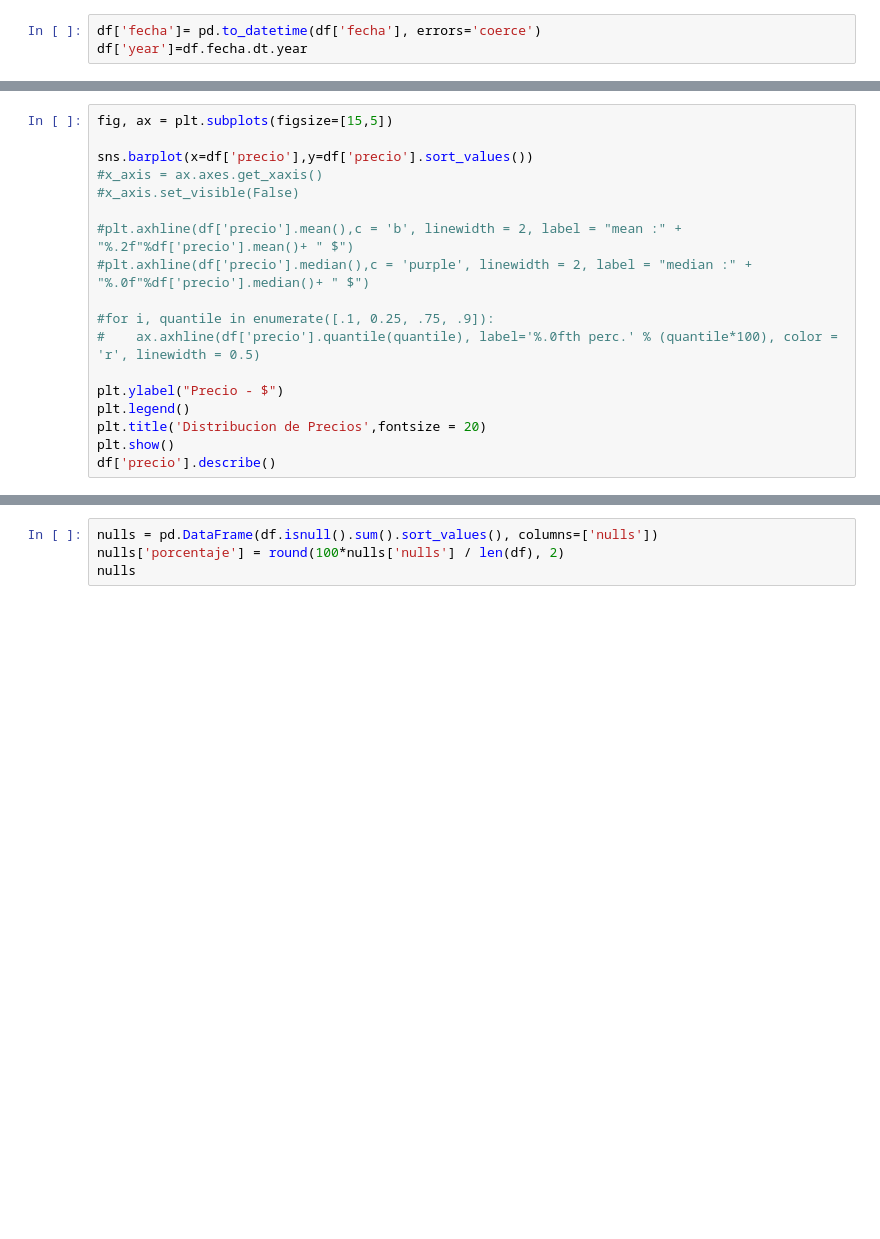
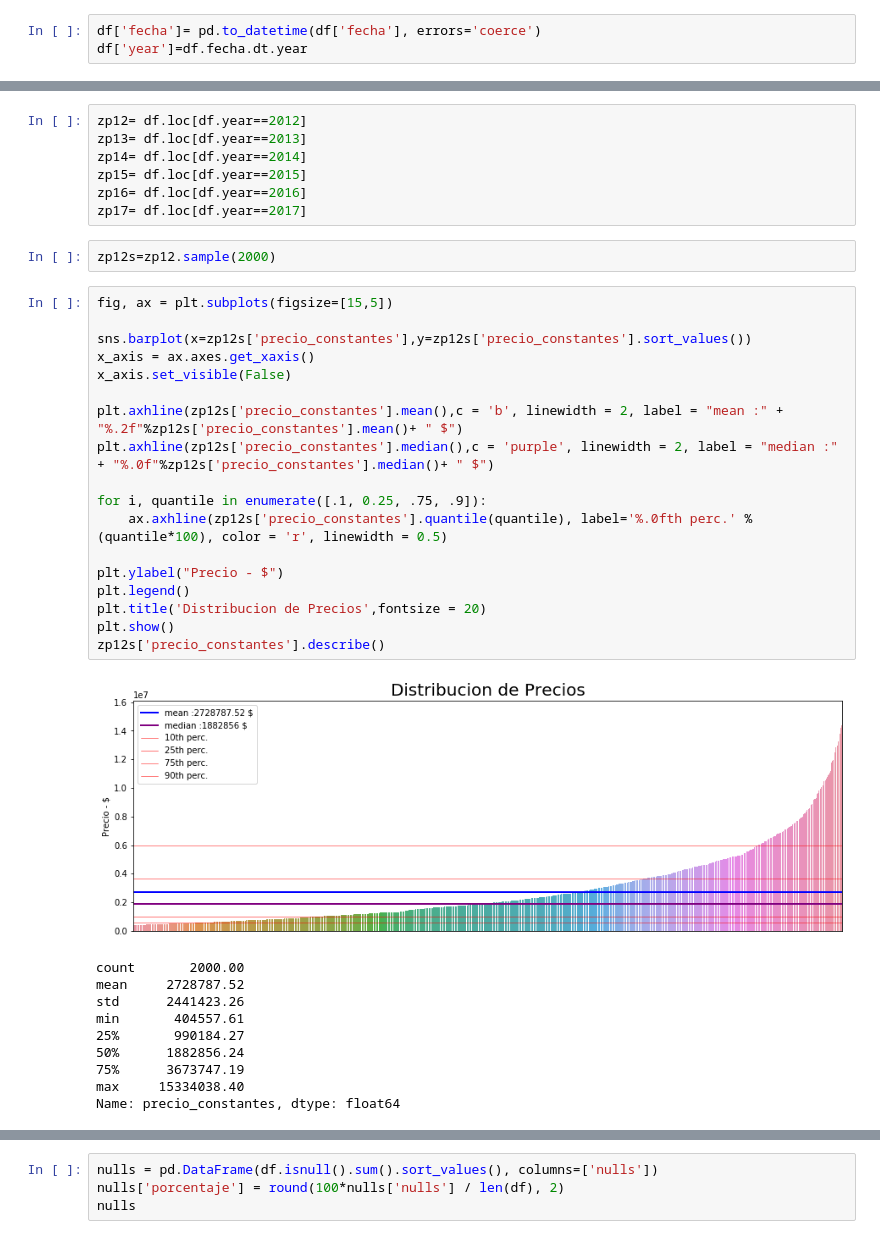
Before and after one commit to blukitas/groupby-banco-, a Jupyter notebook: Tp1/01.tp_ni.ipynb, the cells around one changed output, grey strips where cells are left out. Cells and saved outputs as stored; diff of their text form; blank space fills up the shorter version.

```diff
--- a/Tp1/01.tp_ni.ipynb
+++ b/Tp1/01.tp_ni.ipynb
@@ -41,18 +72,38 @@ Name: precio, dtype: float64
+# %%
+zp12= df.loc[df.year==2012]
+zp13= df.loc[df.year==2013]
+zp14= df.loc[df.year==2014]
+zp15= df.loc[df.year==2015]
+zp16= df.loc[df.year==2016]
+zp17= df.loc[df.year==2017]
+# %%
+zp12s=zp12.sample(2000)
 # %%
 fig, ax = plt.subplots(figsize=[15,5])
 
-sns.barplot(x=df['precio'],y=df['precio'].sort_values())
-#x_axis = ax.axes.get_xaxis()
-#x_axis.set_visible(False)
+sns.barplot(x=zp12s['precio_constantes'],y=zp12s['precio_constantes'].sort_values())
+x_axis = ax.axes.get_xaxis()
+x_axis.set_visible(False)
 
-#plt.axhline(df['precio'].mean(),c = 'b', linewidth = 2, label = "mean :" + "%.2f"%df['precio'].mean()+ " $")
-#plt.axhline(df['precio'].median(),c = 'purple', linewidth = 2, label = "median :" + "%.0f"%df['precio'].median()+ " $")
+plt.axhline(zp12s['precio_constantes'].mean(),c = 'b', linewidth = 2, label = "mean :" + "%.2f"%zp12s['precio_constantes'].mean()+ " $")
+plt.axhline(zp12s['precio_constantes'].median(),c = 'purple', linewidth = 2, label = "median :" + "%.0f"%zp12s['precio_constantes'].median()+ " $")
 
-#for i, quantile in enumerate([.1, 0.25, .75, .9]):
-#    ax.axhline(df['precio'].quantile(quantile), label='%.0fth perc.' % (quantile*100), color = 'r', linewidth = 0.5)
+for i, quantile in enumerate([.1, 0.25, .75, .9]):
+    ax.axhline(zp12s['precio_constantes'].quantile(quantile), label='%.0fth perc.' % (quantile*100), color = 'r', linewidth = 0.5)
 
 plt.ylabel("Precio - $")
 plt.legend()
 plt.title('Distribucion de Precios',fontsize = 20)
 plt.show()
-df['precio'].describe()
+zp12s['precio_constantes'].describe()
+# %% [output]
+[figure, added]
+count       2000.00
+mean     2728787.52
+std      2441423.26
+min       404557.61
+25%       990184.27
+50%      1882856.24
+75%      3673747.19
+max     15334038.40
+Name: precio_constantes, dtype: float64
```
Also changed, not shown: parts of 12 cells of this notebook, 4 other files.
